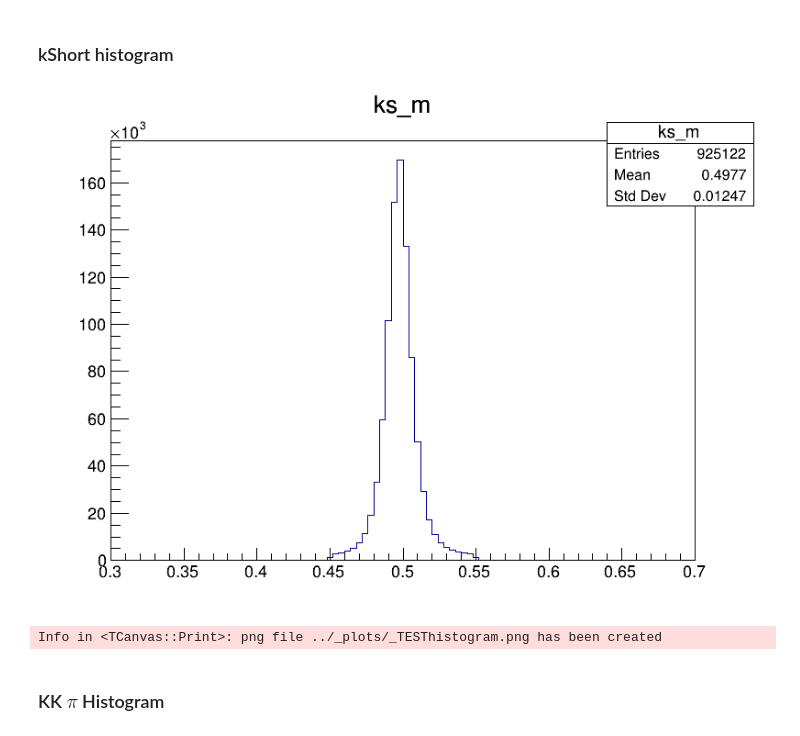
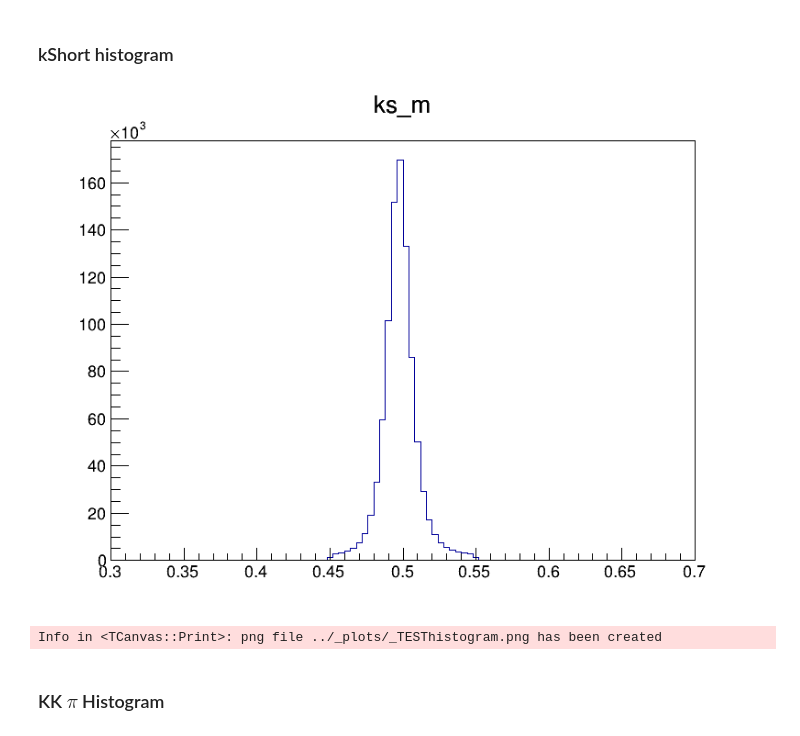
Before and after one commit to dancbart/gluex, a Jupyter notebook: analysis/KKpi_flat_bx2_analysis.ipynb, the cells around one changed output. Drawn from its saved outputs; the diff is of its cells as text; code cells hidden in the pictures.

```diff
--- a/analysis/KKpi_flat_bx2_analysis.ipynb
+++ b/analysis/KKpi_flat_bx2_analysis.ipynb
@@ -254,26 +70,27 @@ select_KKpi = 'KKpi_m >= 1.0 && KKpi_m <= 1.8' # Select KKpi
 # %%
 from IPython.display import Image, display
 
 def analysis(df):
 
     ######## APPLY CUTS ########
     dfFiltered = df.Filter(pathlength_sig).Filter(select_kShort) \
     ############################
 
     canvas = ROOT.TCanvas("c", "c", 800, 600)
-    h1 = dfFiltered.Histo1D(('ks_m', 'ks_m', 100, 0.3, 0.7), 'ks_m')
+    h1 = dfFiltered.Histo1D(('ks_m', 'ks_m', 60, 0.3, 0.7), 'ks_m')
+    h1.SetStats(False)
     h1.Draw()
 
     img_path = "../_plots/_TESThistogram.png"
     canvas.SaveAs(img_path)  # Saves the canvas as an image
     canvas.Close()
 
     display(Image(filename=img_path))
 
 
 analysis(dfKKpi)
 # %% [output]
-[figure, old version]
+[figure, new version]
 Info in <TCanvas::Print>: png file ../_plots/_TESThistogram.png has been created
 # %% [markdown]
 ### KK $\pi$ Histogram
```
Also changed, not shown: parts of 9 cells of this notebook.
